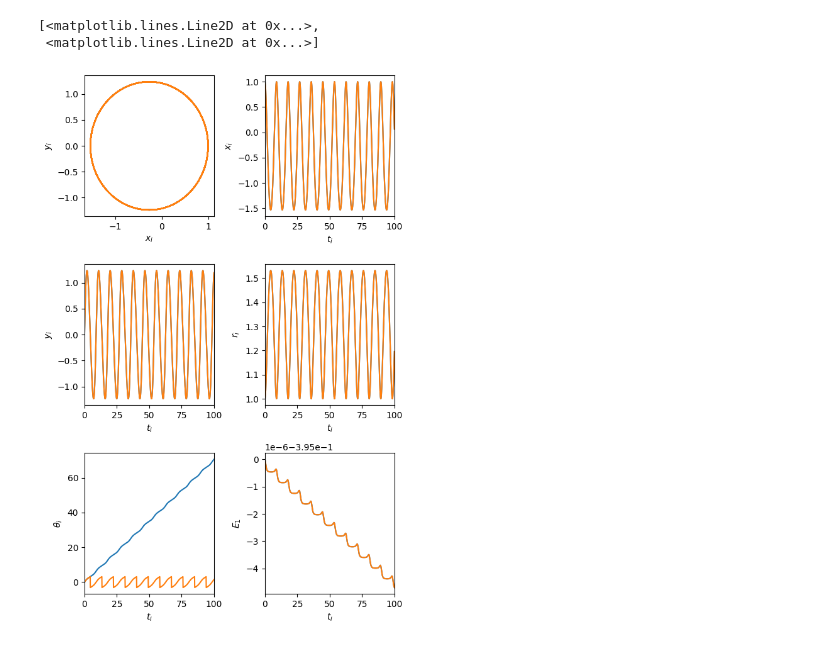
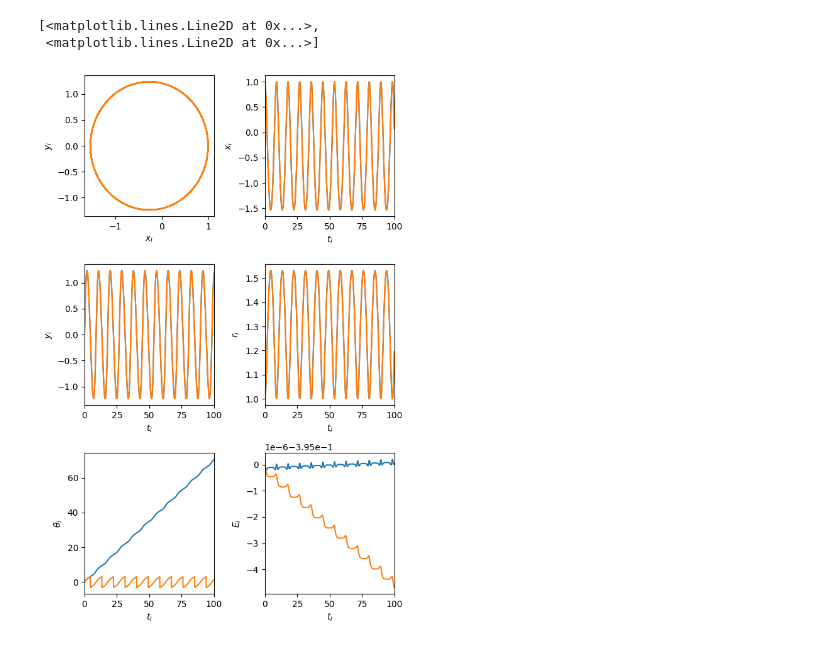
Before and after one commit to fujiy/mechanics, a Jupyter notebook: examples/kepler.ipynb, the cells around one changed output. Saved outputs shown, nothing was run; the diff lists cells and outputs as text; code cells hidden in the pictures.

```diff
--- a/examples/kepler.ipynb
+++ b/examples/kepler.ipynb
@@ -129,16 +133,16 @@ results.append(solver_cartesian.run(
 # %%
 import matplotlib.pyplot as plt
 
 fig, axes = plt.subplots(3, 2, figsize=(6, 9), layout='tight', subplot_kw={'projection': results})
 axes = axes.flatten()
 
 axes[0].plot('x', 'y')
 axes[1].plot('x')
 axes[2].plot('y')
 axes[3].plot('r')
 axes[4].plot('theta')
-axes[5].plot('E[1]')
+axes[5].plot('E')
 # %% [output]
 [<matplotlib.lines.Line2D at 0x...>,
  <matplotlib.lines.Line2D at 0x...>]
-[figure, old version]
+[figure, new version]
```
Also changed, not shown: parts of 2 cells of this notebook, 5 other files.
